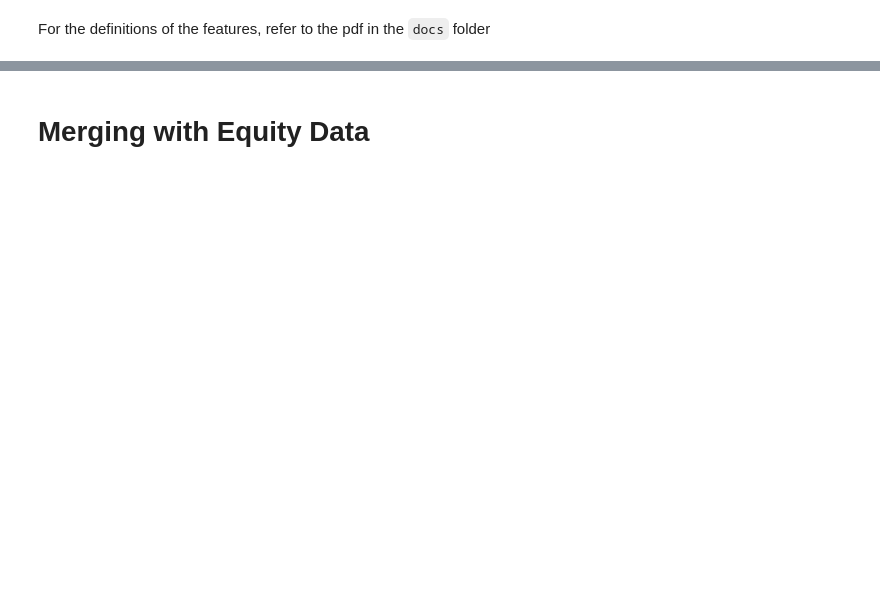
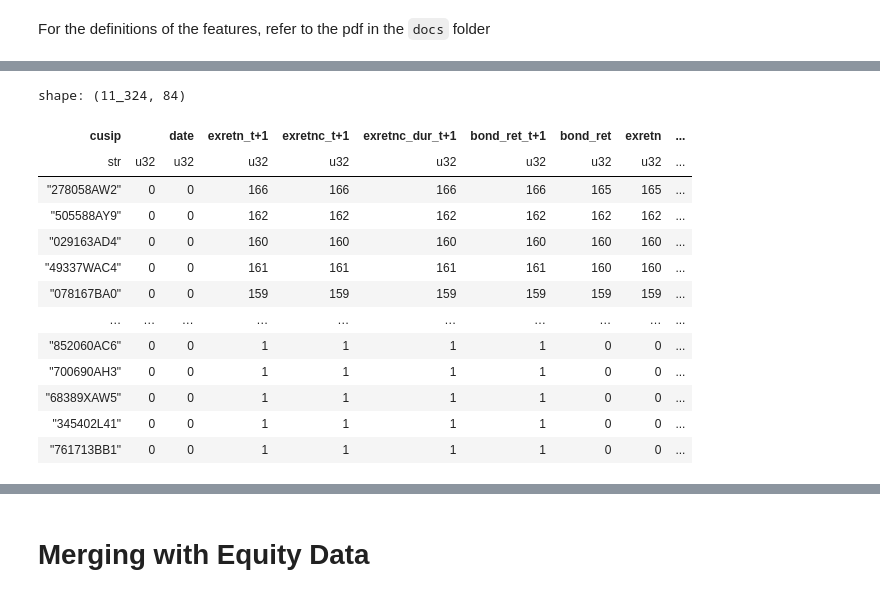
Before and after one commit to BSIC/bsic-systematic-credit, a Jupyter notebook: src/preprocessing/data_gathering.ipynb, the cells around one changed output, grey strips where cells are left out. Saved outputs shown, nothing was run; the diff lists cells and outputs as text; code cells hidden in the pictures; blank space fills up the shorter version.

```diff
--- a/src/preprocessing/data_gathering.ipynb
+++ b/src/preprocessing/data_gathering.ipynb
@@ -68,0 +353,5 @@ KeyboardInterrupt:
+# %%
+# at least 36 months of observations (bond returns) to work on
+cusips_min_obs_thres = bond_data.group_by('cusip').n_unique().filter(pl.col('bond_ret') >= 36).select('cusip')
+total_cusips = bond_data.n_unique('cusip')
+print(f'we have {len(cusips_min_obs_thres)} CUSIPs we can work on out of {total_cusips} ({len(cusips_min_obs_thres) / total_cusips * 100:.2f}%)')
@@ -68,0 +360,2 @@ KeyboardInterrupt:
+# %%
+bond_data = bond_data.filter(pl.col('cusip').is_in(cusips_min_obs_thres))
@@ -68,0 +407,17 @@ KeyboardInterrupt:
+# %%
+bond_data.group_by('cusip').agg(pl.all().null_count()).sort('bond_ret', descending=True)
+# %% [output]
+shape: (11_324, 84)
+| cusip |  | date | exretn_t+1 | exretnc_t+1 | exretnc_dur_t+1 | bond_ret_t+1 | bond_ret | exretn | ... |
+| str | u32 | u32 | u32 | u32 | u32 | u32 | u32 | u32 | ... |
+| "278058AW2" | 0 | 0 | 166 | 166 | 166 | 166 | 165 | 165 | ... |
+| "505588AY9" | 0 | 0 | 162 | 162 | 162 | 162 | 162 | 162 | ... |
+| "029163AD4" | 0 | 0 | 160 | 160 | 160 | 160 | 160 | 160 | ... |
+| "49337WAC4" | 0 | 0 | 161 | 161 | 161 | 161 | 160 | 160 | ... |
+| "078167BA0" | 0 | 0 | 159 | 159 | 159 | 159 | 159 | 159 | ... |
+| … | … | … | … | … | … | … | … | … | ... |
+| "852060AC6" | 0 | 0 | 1 | 1 | 1 | 1 | 0 | 0 | ... |
+| "700690AH3" | 0 | 0 | 1 | 1 | 1 | 1 | 0 | 0 | ... |
+| "68389XAW5" | 0 | 0 | 1 | 1 | 1 | 1 | 0 | 0 | ... |
+| "345402L41" | 0 | 0 | 1 | 1 | 1 | 1 | 0 | 0 | ... |
+| "761713BB1" | 0 | 0 | 1 | 1 | 1 | 1 | 0 | 0 | ... |
```
Also changed, not shown: parts of 123 cells of this notebook.
